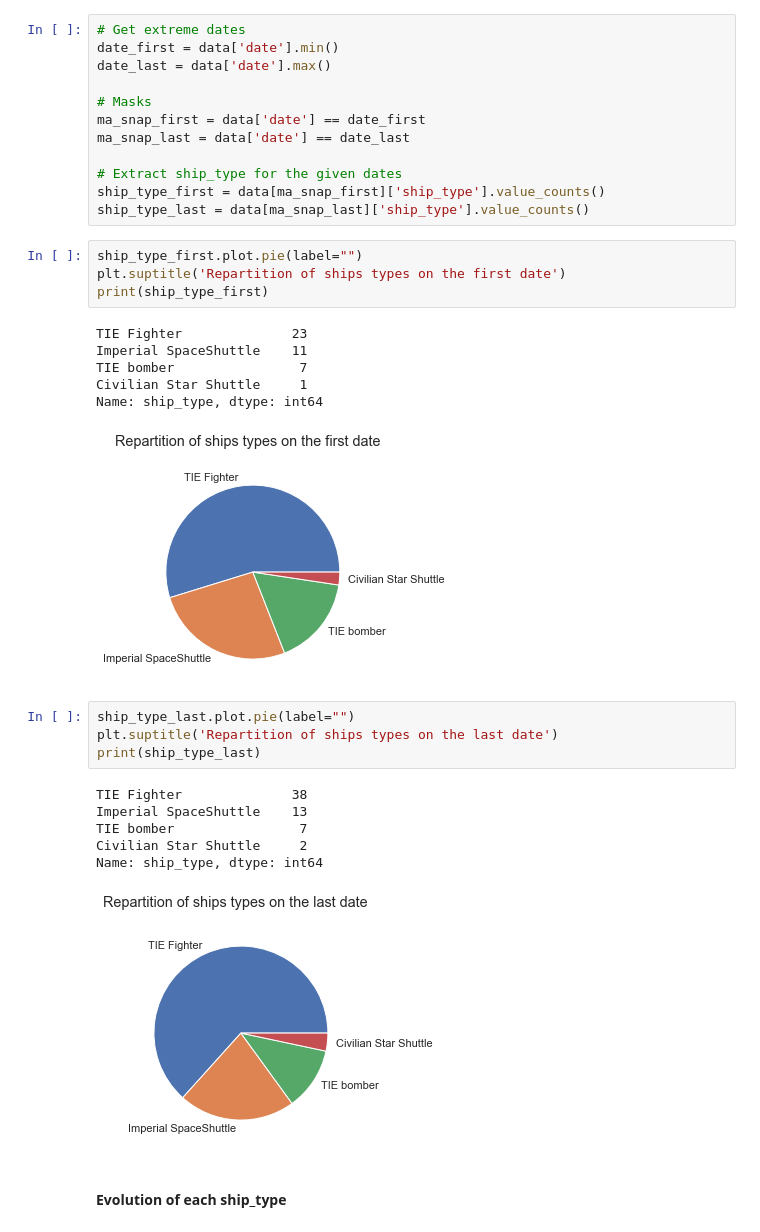
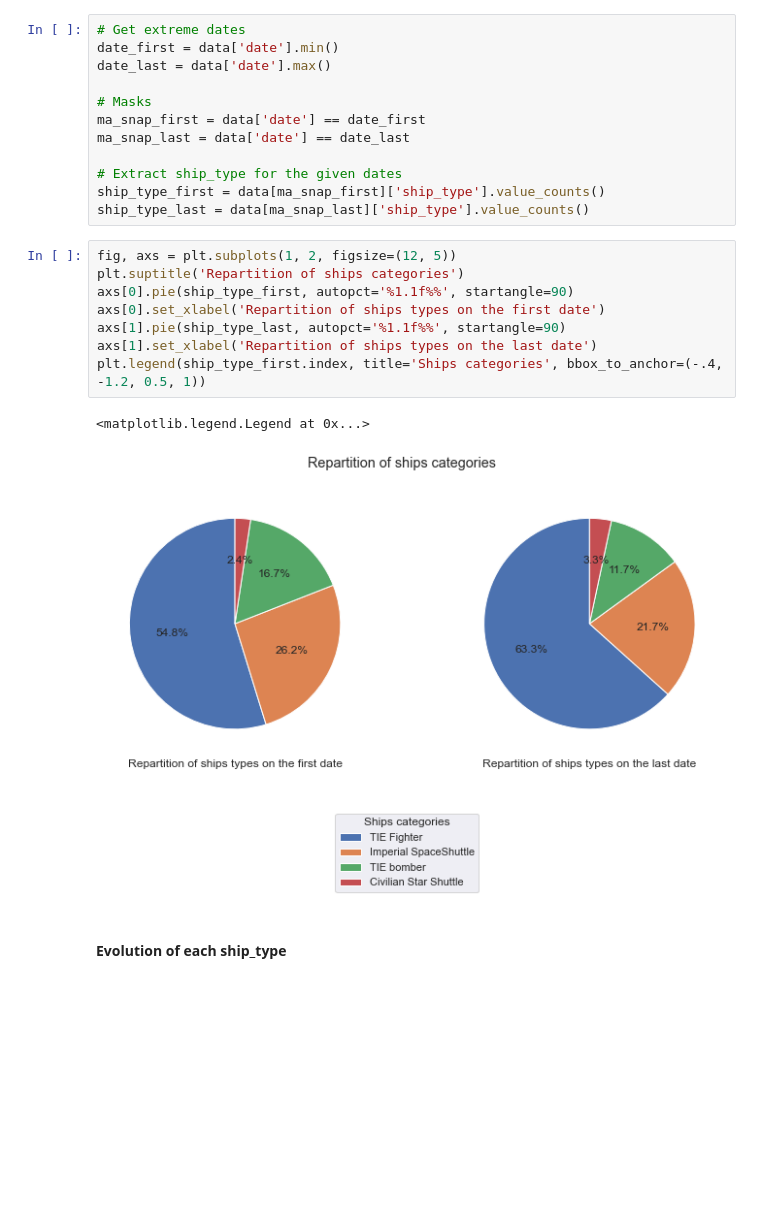
Before and after one commit to AlexisBogroff/geo_challenge, a Jupyter notebook: part_3_2_eda_exploration.ipynb, the cells around one changed output. Cells and saved outputs as stored; diff of their text form; blank space fills up the shorter version.

Commit message:
Replace Pie first and last by subplot for comparison

```diff
--- a/part_3_2_eda_exploration.ipynb
+++ b/part_3_2_eda_exploration.ipynb
@@ -169,28 +169,17 @@ ma_snap_last = data['date'] == date_last
 # Extract ship_type for the given dates
 ship_type_first = data[ma_snap_first]['ship_type'].value_counts()
 ship_type_last = data[ma_snap_last]['ship_type'].value_counts()
-# %%
-ship_type_first.plot.pie(label="")
-plt.suptitle('Repartition of ships types on the first date')
-print(ship_type_first)
-# %% [output]
-TIE Fighter              23
-Imperial SpaceShuttle    11
-TIE bomber                7
-Civilian Star Shuttle     1
-Name: ship_type, dtype: int64
-[figure, removed]
-# %%
-ship_type_last.plot.pie(label="")
-plt.suptitle('Repartition of ships types on the last date')
-print(ship_type_last)
-# %% [output]
-TIE Fighter              38
-Imperial SpaceShuttle    13
-TIE bomber                7
-Civilian Star Shuttle     2
-Name: ship_type, dtype: int64
-[figure, removed]
+# %%
+fig, axs = plt.subplots(1, 2, figsize=(12, 5))
+plt.suptitle('Repartition of ships categories')
+axs[0].pie(ship_type_first, autopct='%1.1f%%', startangle=90)
+axs[0].set_xlabel('Repartition of ships types on the first date')
+axs[1].pie(ship_type_last, autopct='%1.1f%%', startangle=90)
+axs[1].set_xlabel('Repartition of ships types on the last date')
+plt.legend(ship_type_first.index, title='Ships categories', bbox_to_anchor=(-.4, -1.2, 0.5, 1))
+# %% [output]
+<matplotlib.legend.Legend at 0x...>
+[figure, added]
 # %% [markdown]
 #### Evolution of each ship_type
 # %%
```
Also changed, not shown: parts of 2 cells of this notebook.
